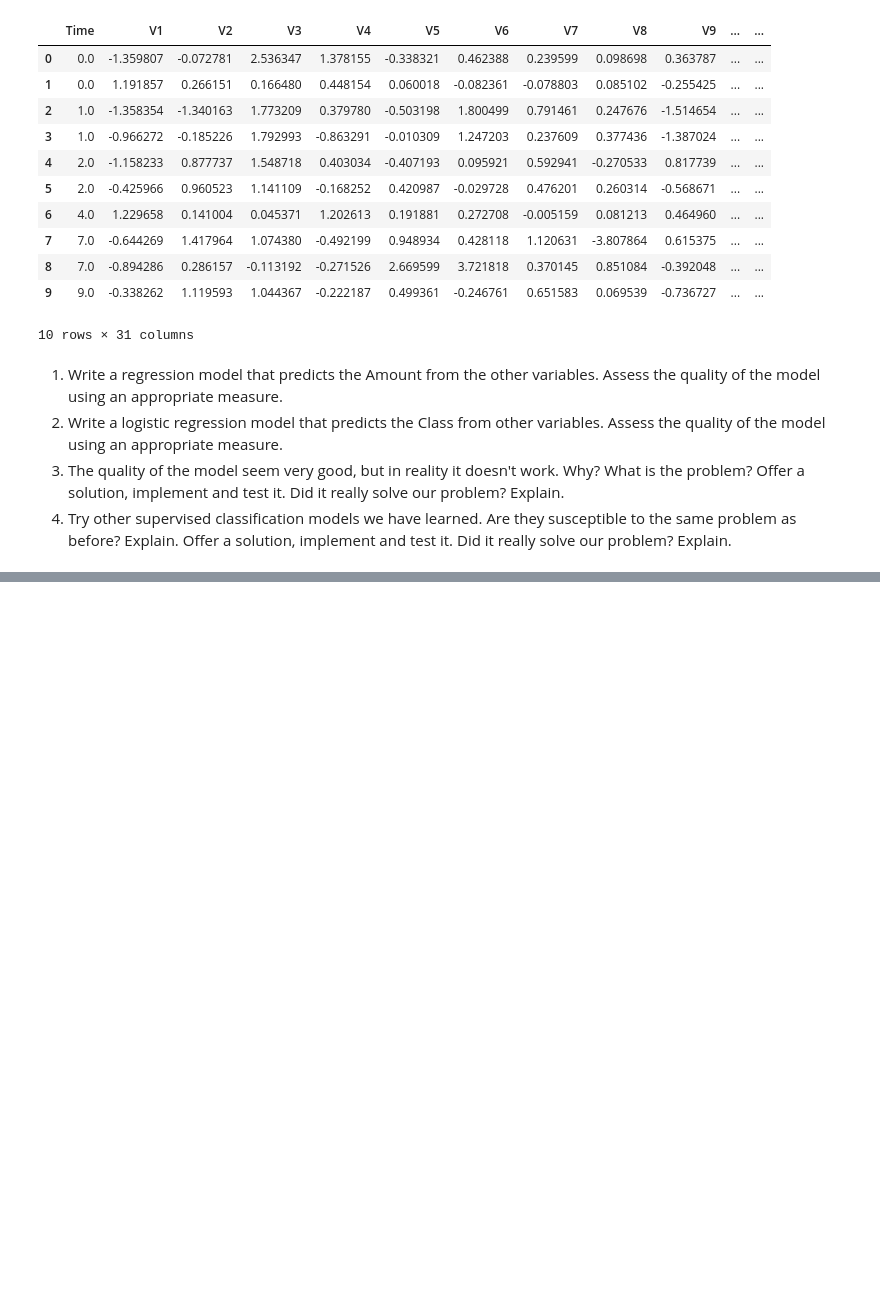
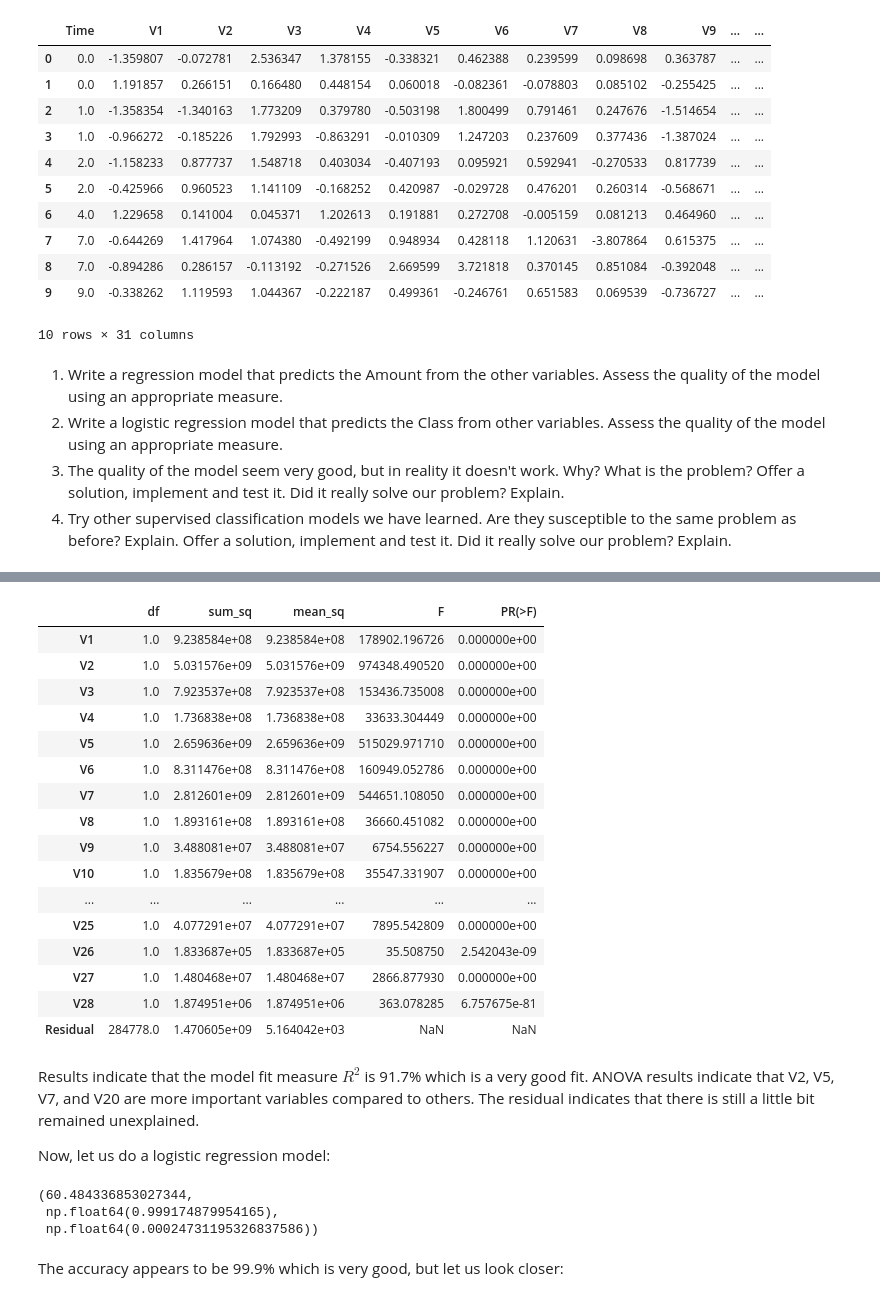
Before and after one commit to kaygun/MYZ309E, a Jupyter notebook: HWs/HW2.ipynb, the cells around one changed output, grey strips where cells are left out. Cells and saved outputs as stored; diff of their text form; code cells hidden in the pictures; blank space fills up the shorter version.

```diff
--- a/HWs/HW2.ipynb
+++ b/HWs/HW2.ipynb
@@ -120,0 +296,24 @@ credit.head(10)
+# %%
+anova_lm(results)
+# %% [output]
+|  | df | sum_sq | mean_sq | F | PR(>F) |
+| V1 | 1.0 | 9.238584e+08 | 9.238584e+08 | 178902.196726 | 0.000000e+00 |
+| V2 | 1.0 | 5.031576e+09 | 5.031576e+09 | 974348.490520 | 0.000000e+00 |
+| V3 | 1.0 | 7.923537e+08 | 7.923537e+08 | 153436.735008 | 0.000000e+00 |
+| V4 | 1.0 | 1.736838e+08 | 1.736838e+08 | 33633.304449 | 0.000000e+00 |
+| V5 | 1.0 | 2.659636e+09 | 2.659636e+09 | 515029.971710 | 0.000000e+00 |
+| V6 | 1.0 | 8.311476e+08 | 8.311476e+08 | 160949.052786 | 0.000000e+00 |
+| V7 | 1.0 | 2.812601e+09 | 2.812601e+09 | 544651.108050 | 0.000000e+00 |
+| V8 | 1.0 | 1.893161e+08 | 1.893161e+08 | 36660.451082 | 0.000000e+00 |
+| V9 | 1.0 | 3.488081e+07 | 3.488081e+07 | 6754.556227 | 0.000000e+00 |
+| V10 | 1.0 | 1.835679e+08 | 1.835679e+08 | 35547.331907 | 0.000000e+00 |
+| ... | ... | ... | ... | ... | ... |
+| V25 | 1.0 | 4.077291e+07 | 4.077291e+07 | 7895.542809 | 0.000000e+00 |
+| V26 | 1.0 | 1.833687e+05 | 1.833687e+05 | 35.508750 | 2.542043e-09 |
+| V27 | 1.0 | 1.480468e+07 | 1.480468e+07 | 2866.877930 | 0.000000e+00 |
+| V28 | 1.0 | 1.874951e+06 | 1.874951e+06 | 363.078285 | 6.757675e-81 |
+| Residual | 284778.0 | 1.470605e+09 | 5.164042e+03 | NaN | NaN |
+# %% [markdown]
+Results indicate that the model fit measure $R^2$ is 91.7% which is a very good fit. ANOVA results indicate that V2, V5, V7, and V20 are more important variables compared to others. The residual indicates that there is still a little bit remained unexplained.
+
+Now, let us do a logistic regression model:
@@ -120,0 +322,8 @@ credit.head(10)
+# %%
+experiment(LogisticRegression(max_iter=1500),X,y,3)
+# %% [output]
+(60.484336853027344,
+ np.float64(0.999174879954165),
+ np.float64(0.00024731195326837586))
+# %% [markdown]
+The accuracy appears to be 99.9% which is very good, but let us look closer:
```
Also changed, not shown: parts of 32 cells of this notebook.
